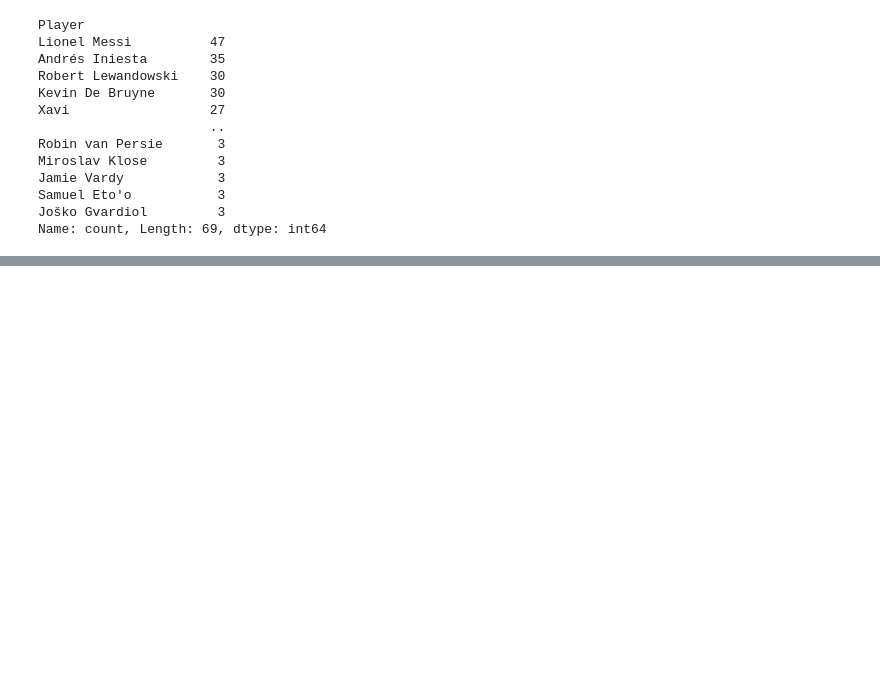
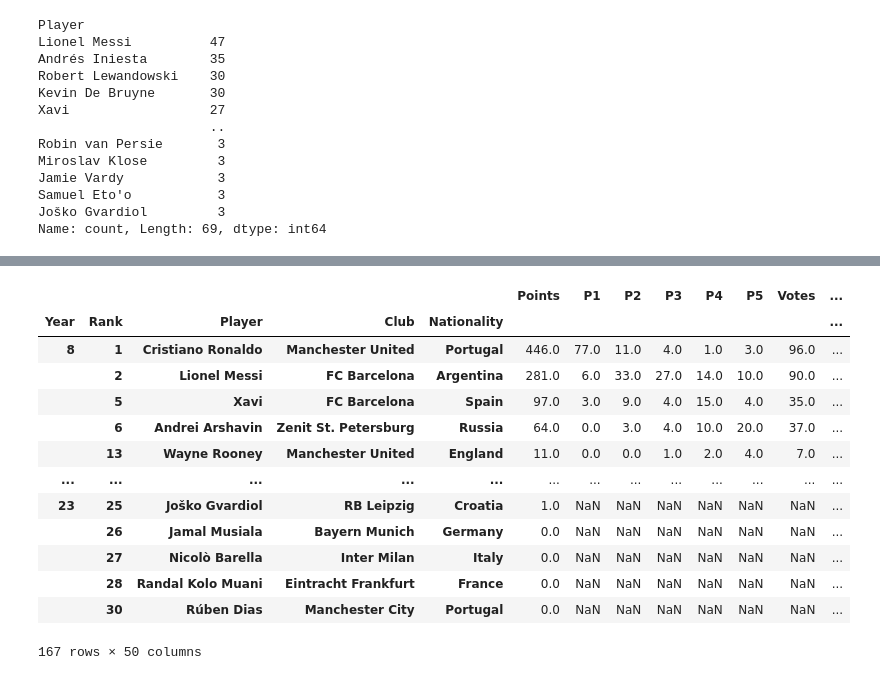
Before and after one commit to TheJarmanitor/outplayed, a Jupyter notebook: notebooks/tournament_exploratory.ipynb, the cells around one changed output, grey strips where cells are left out. Drawn from its saved outputs; the diff is of its cells as text; code cells hidden in the pictures; blank space fills up the shorter version.

```diff
--- a/notebooks/tournament_exploratory.ipynb
+++ b/notebooks/tournament_exploratory.ipynb
@@ -128,0 +117,3 @@ Name: 7, dtype: object
+# %%
+base_cols = ["Year", "Rank", "Player", "Club", "Nationality"]
+df[base_cols]
@@ -128,0 +134,31 @@ Name: 7, dtype: object
+# %%
+df_avg = df.iloc[:, :17]
+df_sum = pd.concat([df[base_cols],df.iloc[:, 19:]], axis=1)
+# %%
+df_sum = df_sum.groupby(base_cols).sum()
+df_avg = df_avg.groupby(base_cols).mean()
+
+df_final = df_avg.merge(df_sum, left_index=True, right_index=True)
+# %%
+df_final = df_final.rename(columns={
+    "is_national": "national_comps",
+    "is_international": "international_comps",
+    "is_domestic": "domestic_comps"
+})
+# %%
+df_final
+# %% [output]
+|  |  |  |  |  | Points | P1 | P2 | P3 | P4 | P5 | Votes | ... |
+| Year | Rank | Player | Club | Nationality |  |  |  |  |  |  |  | ... |
+| 8 | 1 | Cristiano Ronaldo | Manchester United | Portugal | 446.0 | 77.0 | 11.0 | 4.0 | 1.0 | 3.0 | 96.0 | ... |
+|  | 2 | Lionel Messi | FC Barcelona | Argentina | 281.0 | 6.0 | 33.0 | 27.0 | 14.0 | 10.0 | 90.0 | ... |
+|  | 5 | Xavi | FC Barcelona | Spain | 97.0 | 3.0 | 9.0 | 4.0 | 15.0 | 4.0 | 35.0 | ... |
+|  | 6 | Andrei Arshavin | Zenit St. Petersburg | Russia | 64.0 | 0.0 | 3.0 | 4.0 | 10.0 | 20.0 | 37.0 | ... |
+|  | 13 | Wayne Rooney | Manchester United | England | 11.0 | 0.0 | 0.0 | 1.0 | 2.0 | 4.0 | 7.0 | ... |
+| ... | ... | ... | ... | ... | ... | ... | ... | ... | ... | ... | ... | ... |
+| 23 | 25 | Joško Gvardiol | RB Leipzig | Croatia | 1.0 | NaN | NaN | NaN | NaN | NaN | NaN | ... |
+|  | 26 | Jamal Musiala | Bayern Munich | Germany | 0.0 | NaN | NaN | NaN | NaN | NaN | NaN | ... |
+|  | 27 | Nicolò Barella | Inter Milan | Italy | 0.0 | NaN | NaN | NaN | NaN | NaN | NaN | ... |
+|  | 28 | Randal Kolo Muani | Eintracht Frankfurt | France | 0.0 | NaN | NaN | NaN | NaN | NaN | NaN | ... |
+|  | 30 | Rúben Dias | Manchester City | Portugal | 0.0 | NaN | NaN | NaN | NaN | NaN | NaN | ... |
+167 rows × 50 columns
```
Also changed, not shown: parts of 7 cells of this notebook.
